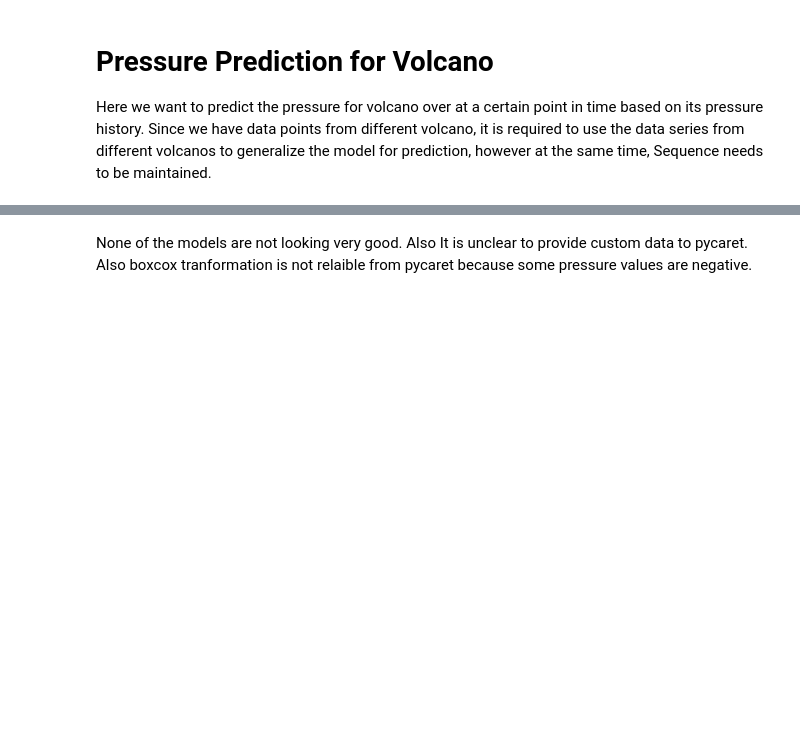
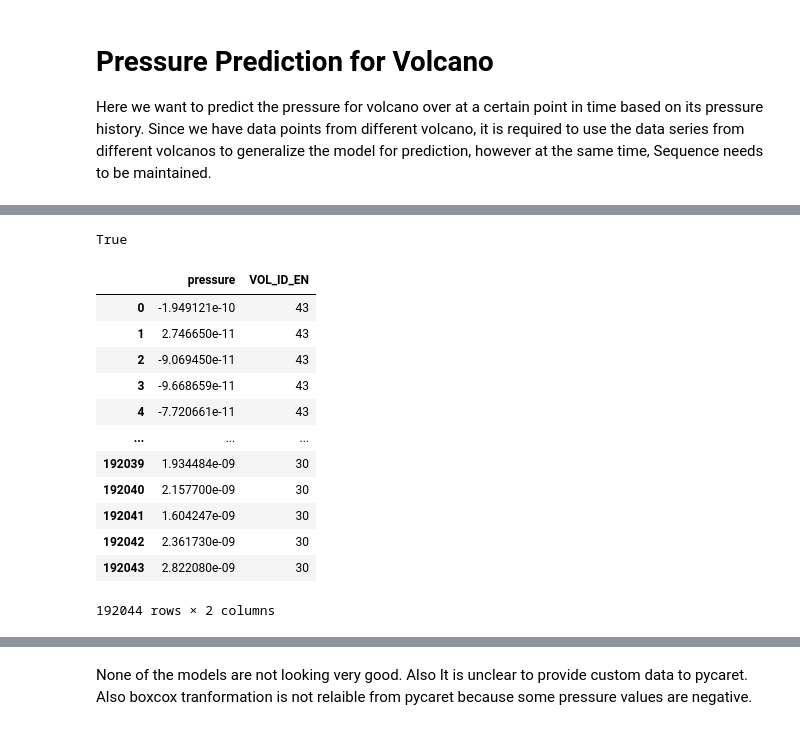
Before and after one commit to Vijendra07Kulhade/DS_Projects, a Jupyter notebook: Vijendra_Kulhade_VolcanoML.ipynb, the cells around one changed output, grey strips where cells are left out. Drawn from its saved outputs; the diff is of its cells as text; code cells hidden in the pictures; blank space fills up the shorter version.

```diff
--- a/Vijendra_Kulhade_VolcanoML.ipynb
+++ b/Vijendra_Kulhade_VolcanoML.ipynb
@@ -498,3 +540,24 @@ vol_1 = vol_grp.get_group(train_volcanos[0])[['pressure']].tail(1000)
+# %%
+import sktime
+sktime.datatypes.check_raise(data, 'pd.DataFrame')
+# %% [output]
+True
+# %%
+data
+# %% [output]
+|  | pressure | VOL_ID_EN |
+| 0 | -1.949121e-10 | 43 |
+| 1 | 2.746650e-11 | 43 |
+| 2 | -9.069450e-11 | 43 |
+| 3 | -9.668659e-11 | 43 |
+| 4 | -7.720661e-11 | 43 |
+| ... | ... | ... |
+| 192039 | 1.934484e-09 | 30 |
+| 192040 | 2.157700e-09 | 30 |
+| 192041 | 1.604247e-09 | 30 |
+| 192042 | 2.361730e-09 | 30 |
+| 192043 | 2.822080e-09 | 30 |
+192044 rows × 2 columns
 # %%
 print(train_volcanos)
 print(unseen_volcanos)
```
Also changed, not shown: parts of 12 cells of this notebook.
